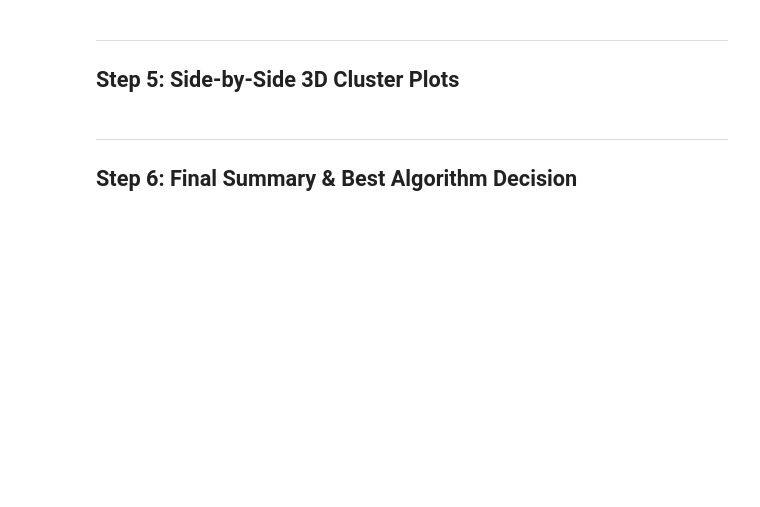
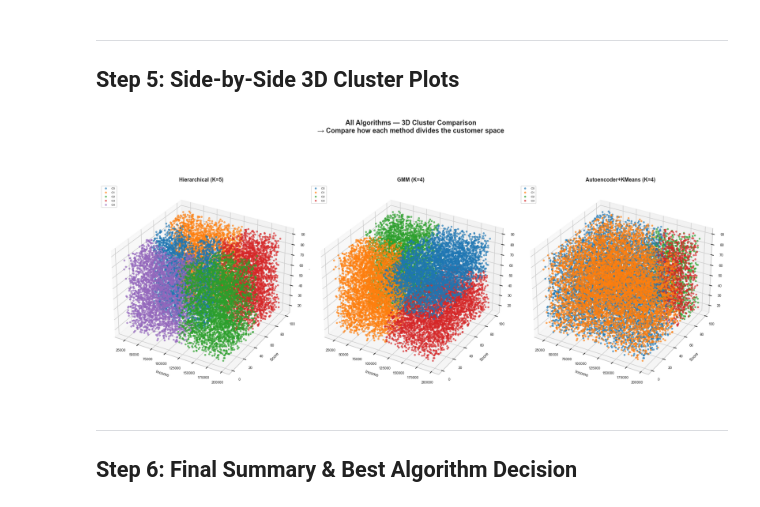
Before and after one commit to mo12k/BMCS-2203-AI, a Jupyter notebook: mall_segmentation_complete/mall_segmentation/comparison_all_methods.ipynb, the cells around one changed output. Saved outputs shown, nothing was run; the diff lists cells and outputs as text; code cells hidden in the pictures; blank space fills up the shorter version.

```diff
--- a/mall_segmentation_complete/mall_segmentation/comparison_all_methods.ipynb
+++ b/mall_segmentation_complete/mall_segmentation/comparison_all_methods.ipynb
@@ -24,7 +24,6 @@ import matplotlib.pyplot as plt
 import seaborn as sns
 from mpl_toolkits.mplot3d import Axes3D
 from sklearn.preprocessing import StandardScaler
-from sklearn.cluster import KMeans, MeanShift, DBSCAN, estimate_bandwidth
 from sklearn.metrics import (
     silhouette_score, davies_bouldin_score,
     v_measure_score, homogeneity_score, completeness_score
@@ -39,19 +38,16 @@ df_clean = pd.read_csv('data/data_preprocessed.csv')
 df       = pd.read_csv('data/Shopping_Mall_Customer_Segmentation_Data_.csv')
 
 # Load scores from each member's notebook
-km_scores  = pickle.load(open('kmeans_scores.pkl',    'rb'))
-ms_scores  = pickle.load(open('meanshift_scores.pkl', 'rb'))
-db_scores  = pickle.load(open('dbscan_scores.pkl',    'rb'))
+h_scores   = pickle.load(open('hierarchical_scores.pkl', 'rb'))
+gmm_scores = pickle.load(open('gmm_scores.pkl', 'rb'))
 ae_scores  = pickle.load(open('autoencoder_scores.pkl', 'rb'))
 
 # Load cluster labels
-km_labels  = pickle.load(open('kmeans_labels.pkl',    'rb'))
-ms_labels  = pickle.load(open('meanshift_labels.pkl', 'rb'))
-db_labels  = pickle.load(open('dbscan_labels.pkl',    'rb'))
+h_labels   = pickle.load(open('hierarchical_labels.pkl', 'rb'))
+gmm_labels = pickle.load(open('gmm_labels.pkl', 'rb'))
 ae_labels  = pickle.load(open('autoencoder_labels.pkl', 'rb'))
 
 print('✅ All results loaded!')
-print(f'   K-Means    : {km_scores["n_clusters"]} clusters')
-print(f'   MeanShift  : {ms_scores["n_clusters"]} clusters')
-print(f'   DBSCAN     : {db_scores["n_clusters"]} clusters + {db_scores["noise"]} noise points')
-print(f'   Autoencoder: {ae_scores["n_clusters"]} clusters')
+print(f'   Hierarchical : {h_scores["n_clusters"]} clusters')
+print(f'   GMM          : {gmm_scores["n_clusters"]} clusters')
+print(f'   Autoencoder  : {ae_scores["n_clusters"]} clusters')
@@ -197,47 +157,60 @@ plt.show()
 ---
 ## Step 5: Side-by-Side 3D Cluster Plots
 # %%
-all_labels = [km_labels, ms_labels, db_labels, ae_labels]
+all_labels = [h_labels, gmm_labels, ae_labels]
 all_titles = [
-    f'K-Means (K={km_scores["n_clusters"]})',
-    f'MeanShift ({ms_scores["n_clusters"]} clusters)',
-    f'DBSCAN ({db_scores["n_clusters"]} clusters)',
+    f'Hierarchical (K={h_scores["n_clusters"]})',
+    f'GMM (K={gmm_scores["n_clusters"]})',
     f'Autoencoder+KMeans (K={ae_scores["n_clusters"]})'
 ]
 
-fig = plt.figure(figsize=(22, 10))
+fig = plt.figure(figsize=(17, 8))
+
 for idx, (labels, title) in enumerate(zip(all_labels, all_titles)):
-    ax = fig.add_subplot(1, 4, idx+1, projection='3d')
+    ax = fig.add_subplot(1, 3, idx + 1, projection='3d')
 
     unique = sorted(set(labels))
-    n_c    = len(unique) - (1 if -1 in unique else 0)
-    pal    = sns.color_palette('tab10', n_c)
-    c_map  = {c: pal[i] for i, c in enumerate(l for l in unique if l != -1)}
+    n_c = len(unique) - (1 if -1 in unique else 0)
+    pal = sns.color_palette('tab10', n_c)
+    c_map = {c: pal[i] for i, c in enumerate(l for l in unique if l != -1)}
 
-    # Noise
+    # Noise points (normally none for H / GMM / AE+KMeans, but keep safe)
     if -1 in unique:
         nm = labels == -1
-        ax.scatter(df.loc[nm,'Annual Income'], df.loc[nm,'Spending Score'], df.loc[nm,'Age'],
-                   c='lightgray', s=3, alpha=0.2, marker='x')
+        ax.scatter(
+            df.loc[nm, 'Annual Income'],
+            df.loc[nm, 'Spending Score'],
+            df.loc[nm, 'Age'],
+            c='lightgray', s=8, alpha=0.3, marker='x', label='Noise'
+        )
 
     for c in unique:
-        if c == -1: continue
+        if c == -1:
+            continue
         mask = labels == c
-        ax.scatter(df.loc[mask,'Annual Income'], df.loc[mask,'Spending Score'], df.loc[mask,'Age'],
-                   color=c_map[c], s=5, alpha=0.5, label=f'C{c}')
+        ax.scatter(
+            df.loc[mask, 'Annual Income'],
+            df.loc[mask, 'Spending Score'],
+            df.loc[mask, 'Age'],
+            color=c_map[c], s=8, alpha=0.6, label=f'C{c}'
+        )
 
     ax.set_xlabel('Income', fontsize=8)
-    ax.set_ylabel('Score',  fontsize=8)
-    ax.set_zlabel('Age',    fontsize=8)
-    ax.set_title(title, fontweight='bold', fontsize=9)
+    ax.set_ylabel('Score', fontsize=8)
+    ax.set_zlabel('Age', fontsize=8)
+    ax.set_title(title, fontweight='bold', fontsize=10)
     ax.tick_params(labelsize=7)
     ax.legend(fontsize=6, loc='upper left')
 
-plt.suptitle('All Algorithms — 3D Cluster Comparison\n→ Compare how each method divides the customer space',
-             fontsize=13, fontweight='bold', y=1.01)
+plt.suptitle(
+    'All Algorithms — 3D Cluster Comparison\n→ Compare how each method divides the customer space',
+    fontsize=13, fontweight='bold', y=1.02
+)
 plt.tight_layout()
 plt.savefig('data/comparison_3d_all.png', bbox_inches='tight')
 plt.show()
+# %% [output]
+[figure, added]
 # %% [markdown]
 ---
 ## Step 6: Final Summary & Best Algorithm Decision
```
Also changed, not shown: parts of 9 cells of this notebook, 15 other files.
